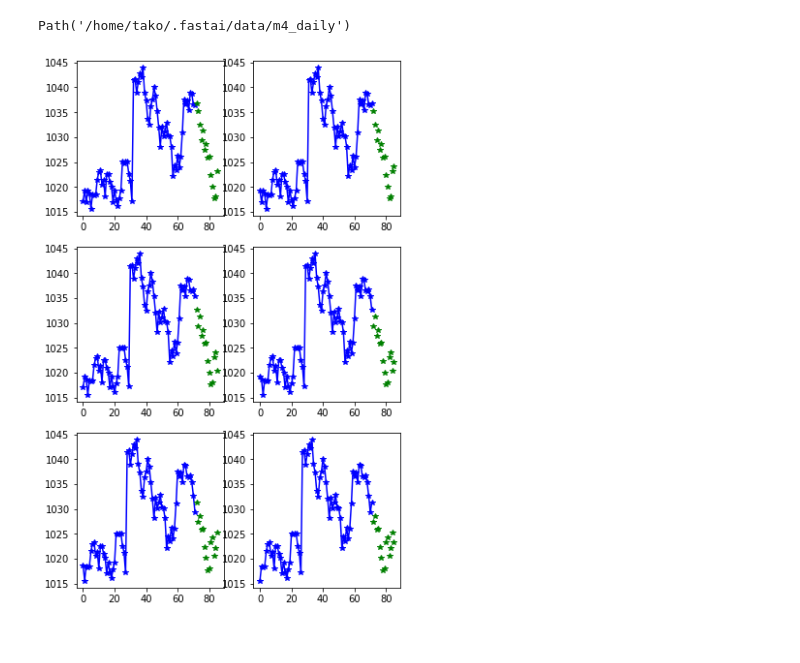
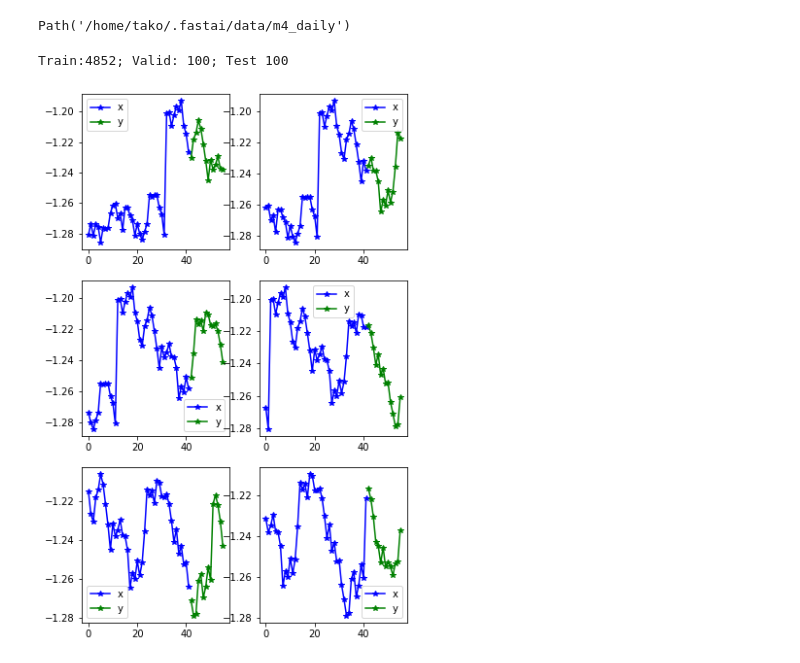
Before and after one commit to takotab/fastseq, a Jupyter notebook: nbs/index.ipynb, the cells around one changed output. Saved outputs shown, nothing was run; the diff lists cells and outputs as text; code cells hidden in the pictures.

```diff
--- a/nbs/index.ipynb
+++ b/nbs/index.ipynb
@@ -22,9 +22,10 @@ path
 # %% [output]
 Path('/home/tako/.fastai/data/m4_daily')
 # %%
-dbunch = TSDataBunch.from_folder(path, horizon = 14, lookback = 72, nrows=100)
+dbunch = TSDataBunch.from_folder(path, horizon = 14, lookback = 14*3,step=10, nrows=100)
 dbunch.show_batch(max_n=6)
 # %% [output]
+Train:4852; Valid: 100; Test 100
-[figure, old version]
+[figure, new version]
 # %%
 # TODO make custom learner with custom model
```
Also changed, not shown: parts of 6 cells of this notebook, 4 other files.
